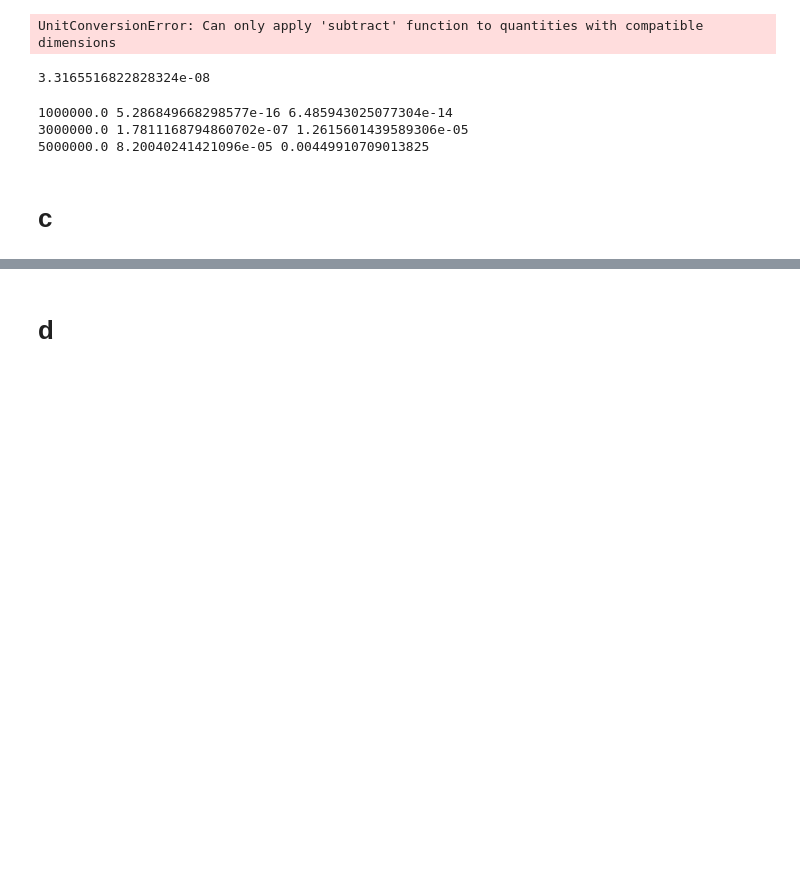
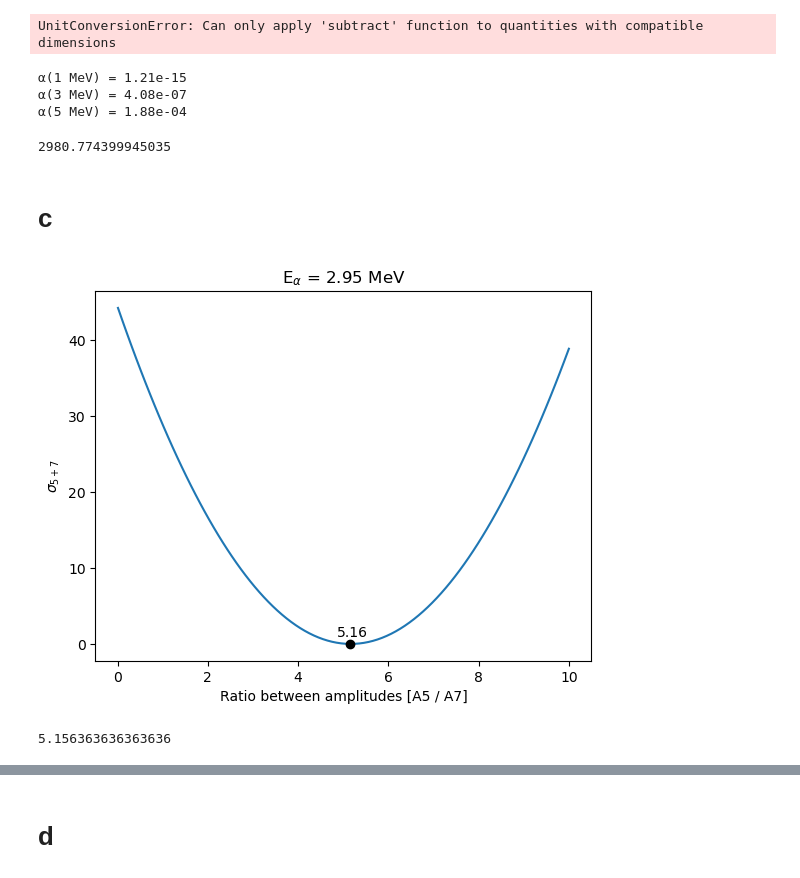
Before and after one commit to sewerininc/poetry_envs, a Jupyter notebook: kernefysik/opgave 33.ipynb, the cells around one changed output, grey strips where cells are left out. Drawn from its saved outputs; the diff is of its cells as text; code cells hidden in the pictures; blank space fills up the shorter version.

```diff
--- a/kernefysik/opgave 33.ipynb
+++ b/kernefysik/opgave 33.ipynb
@@ -100,10 +110,6 @@ for i, Ecm in enumerate(E_cm):
 2.398909287924421e+37 eV(1/2) u(1/2) / (J s)
 7.410013321717078e+19 m u / (J s)
 UnitConversionError: Can only apply 'subtract' function to quantities with compatible dimensions
-# %%
-m1 * m2 / (m1 + m2) / c.c.value**2
-# %% [output]
-3.3165516822828324e-08
 # %%
 # part with alpha penetrability
 from astropy import constants as c
@@ -113,30 +119,28 @@ z = 4
 Z = 16
 fine = 1/137
 
-R_a = 1.4e-15 * 4 **(1/3)
-R_o = 1.4e-15 * 16 **(1/3)
+R_a = 1.4 * 4 **(1/3)
+R_o = 1.4 * 16 **(1/3)
 
-m1 = 4 * 931.49e6
-m2 = 16 * 931.49e6
+m1 = 4 * 931.49
+m2 = 16 * 931.5
 
-E_cm = np.array([1, 3, 5]) * 1e6  # eV
+E_cm = np.array([1, 3, 5])  # MeV
 
-R_tot = (R_a + R_o) / 1.1  # m
+R_tot = (R_a + R_o) / 1.01  # m
 
-hbar = 6.582119569e-16  # eV * s
+hbar = 197.327  #MeV⋅fm
 
-reduced_m = 473.39 * 1e6 # m1 * m2 / (m1 + m2) * 1e6  # eV * m^2/s^2 473.39 MeV
+reduced_m = 473.39 #m1 * m2 / (m1 + m2) # 473.39 MeV / c^2
 
 l = 2
 
 for i, Ecm in enumerate(E_cm):
 
-    beta = np.sqrt(2 * Ecm / reduced_m) #* c.c.value
-
+    beta = np.sqrt(2 * Ecm / reduced_m)
     n = z * Z * fine / beta
 
-    k = np.sqrt(2 * reduced_m * Ecm) / hbar / c.c.value
-
+    k = np.sqrt(2 * reduced_m * Ecm) / hbar
 
     gamma = 2 * np.pi * n - np.sqrt(32 * n * k * R_tot)
 
@@ -145,11 +149,15 @@ for i, Ecm in enumerate(E_cm):
     v_0 = np.exp(-gamma)
     v_2 = v_0 * np.exp(-delta_gamma)
 
-    print(Ecm, v_2 * k * R_tot, v_2*100)
+    print(f"α({Ecm} MeV) =" , "{:.2e}".format(v_2 * k * R_tot))
 # %% [output]
-1000000.0 5.286849668298577e-16 6.485943025077304e-14
-3000000.0 1.7811168794860702e-07 1.2615601439589306e-05
-5000000.0 8.20040241421096e-05 0.00449910709013825
+α(1 MeV) = 1.21e-15
+α(3 MeV) = 4.08e-07
+α(5 MeV) = 1.88e-04
+# %%
+reduced_m
+# %% [output]
+2980.774399945035
 # %% [markdown]
 # c
 # %%
@@ -160,19 +168,27 @@ def tot_cross(E, A5, E5, T5, A7, E7, T7):
 # %%
 ratios = np.linspace(0.01, 10, 100)
 
 # All in MeV
 E5 = 2.2
-T5 = 0.04
+T5 = 0.05
 E7 = 3.3
-T7 = 0.5
+T7 = 0.4
 E_picked = 2.95
 
 to_cros = [tot_cross(E_picked, ratio, E5, T5, 1, E7, T7) for ratio in ratios]
 
+plt.xlabel(r"Ratio between amplitudes [A5 / A7]")
+plt.title(r"E$_\alpha$ = 2.95 MeV")
+plt.ylabel(r"$\sigma_{ 5+7} $")
 plt.plot(ratios, to_cros)
+plt.scatter(lowest_cross, min(to_cros), color="black", zorder=20)
+plt.annotate(round(lowest_cross, 2), [lowest_cross - 0.3, min(to_cros) + 1])
 plt.show()
 lowest_cross = ratios[to_cros.index(min(to_cros))]
 lowest_cross
+# %% [output]
+[figure, added]
+5.156363636363636
 # %%
 energies = np.linspace(1.6, 3.8, 100)
 
```
Also changed, not shown: parts of 11 cells of this notebook.
